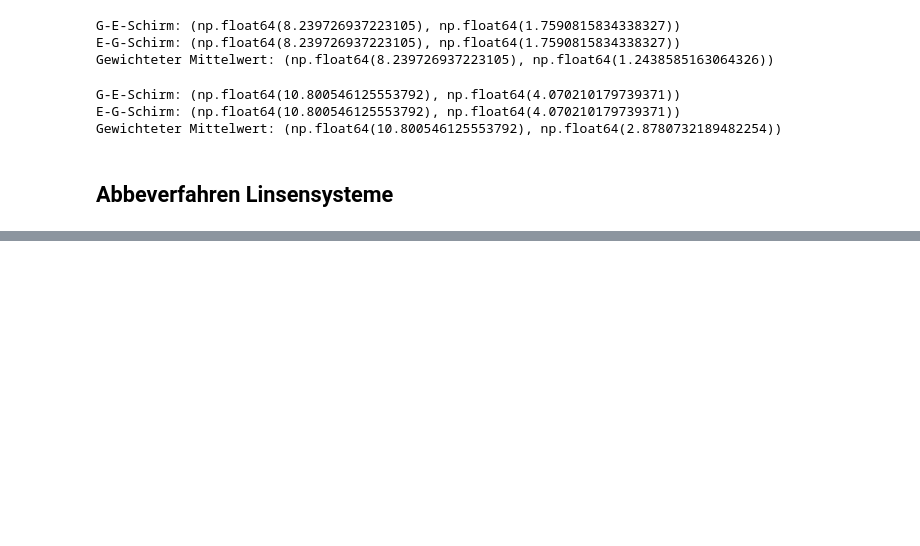
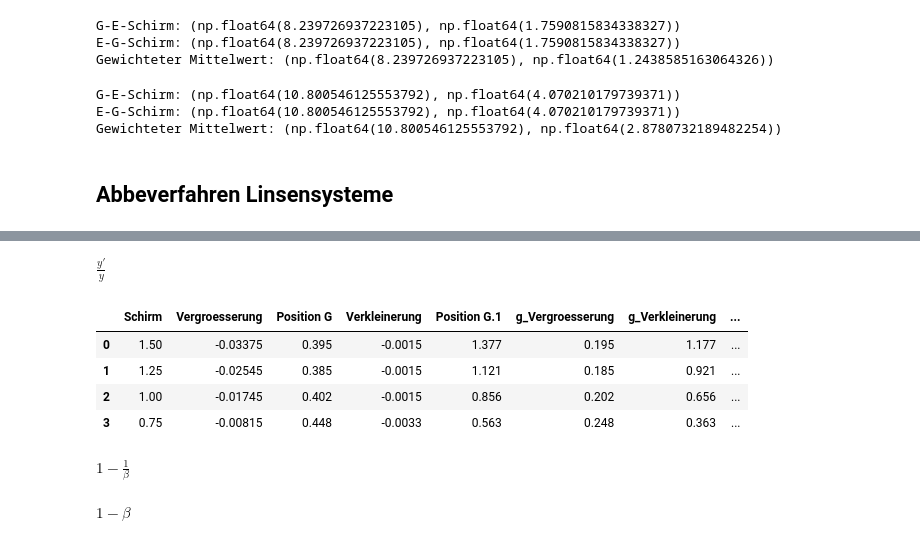
Before and after one commit to RombusBombus/AP3, a Jupyter notebook: OPA/OPA.ipynb, the cells around one changed output, grey strips where cells are left out. Cells and saved outputs as stored; diff of their text form; code cells hidden in the pictures; blank space fills up the shorter version.

```diff
--- a/OPA/OPA.ipynb
+++ b/OPA/OPA.ipynb
@@ -308,0 +329,38 @@ pd.read_excel("OPA.xlsx", sheet_name="AbbeG-E-Schirm")
+# %%
+# Vergrößerungen / Verkleinerungen mit Unsicherheiten bestimmen
+y_symbol, yp_symbol = symbols("y y'")
+beta = yp_symbol / y_symbol
+beta
+# %% [output]
+$\displaystyle \frac{y'}{y}$
+# %%
+for category in ["Vergroesserung", "Verkleinerung"]:
+    for df in [abbe_e_g, abbe_g_e]:
+        beta_verkleinerung, u_beta_verkleinerung = fehler_gauss(
+            beta,
+            [y_symbol, yp_symbol],
+            [groesse_gitter, df[category]],
+            [u_groesse_gitter, 1e-3],
+        )
+        df[f"beta_{category}"] = beta_verkleinerung
+        df[f"u_beta_{category}"] = u_beta_verkleinerung
+
+abbe_g_e
+# %% [output]
+|  | Schirm | Vergroesserung | Position G | Verkleinerung | Position G.1 | g_Vergroesserung | g_Verkleinerung | ... |
+| 0 | 1.50 | -0.03375 | 0.395 | -0.0015 | 1.377 | 0.195 | 1.177 | ... |
+| 1 | 1.25 | -0.02545 | 0.385 | -0.0015 | 1.121 | 0.185 | 0.921 | ... |
+| 2 | 1.00 | -0.01745 | 0.402 | -0.0015 | 0.856 | 0.202 | 0.656 | ... |
+| 3 | 0.75 | -0.00815 | 0.448 | -0.0033 | 0.563 | 0.248 | 0.363 | ... |
+# %%
+# 1 - 1/beta berechnen mit Unsicherheiten
+beta_symbol = symbols("beta")
+regression1_formula = 1 - 1/beta_symbol
+regression1_formula
+# %% [output]
+$\displaystyle 1 - \frac{1}{\beta}$
+# %%
+regression2_formula = 1 - beta_symbol
+regression2_formula
+# %% [output]
+$\displaystyle 1 - \beta$
```
Also changed, not shown: parts of 8 cells of this notebook, 1 other file.
